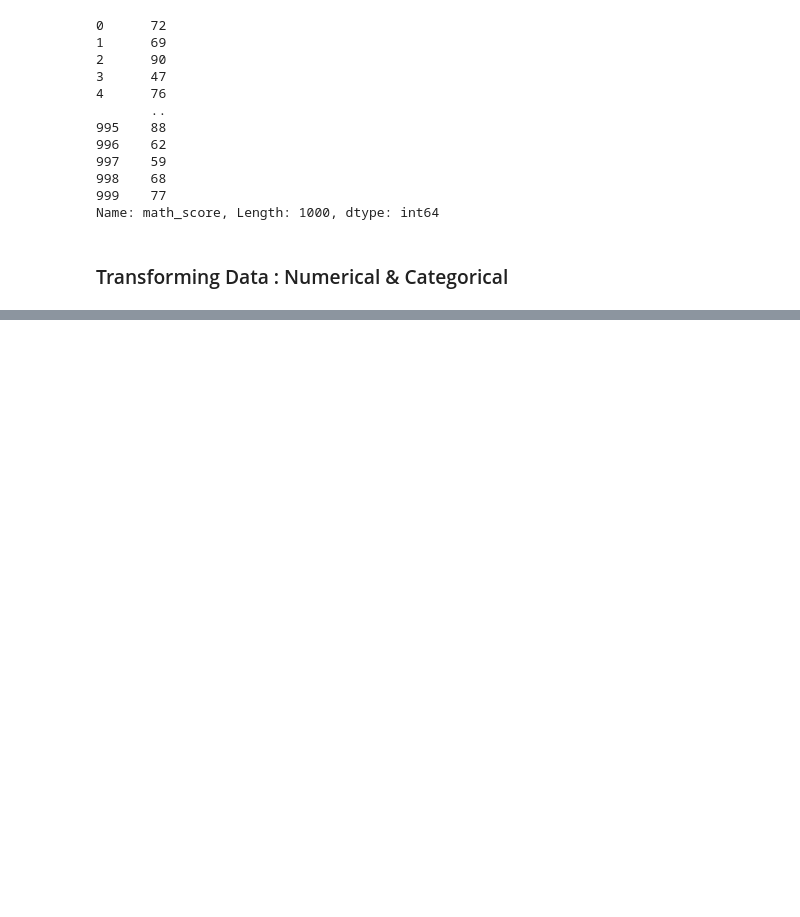
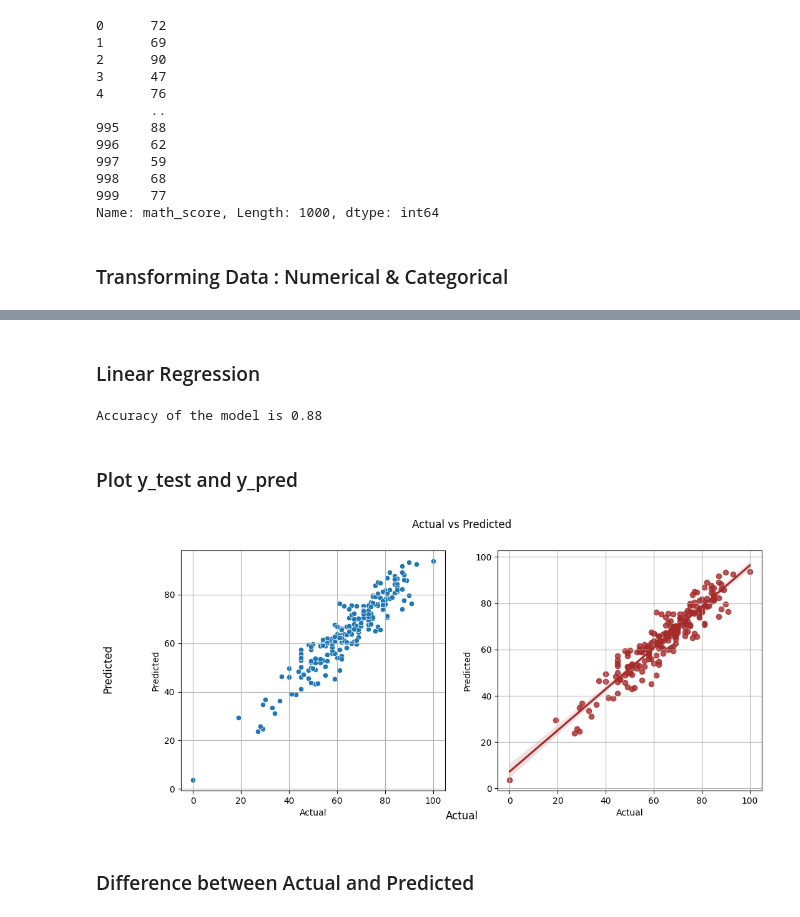
Before and after one commit to abhinav-ag-gupta/ml-project, a Jupyter notebook: notebook/data/Model_training.ipynb, the cells around one changed output, grey strips where cells are left out. Drawn from its saved outputs; the diff is of its cells as text; code cells hidden in the pictures; blank space fills up the shorter version.

Commit message:
DataTransformation

```diff
--- a/notebook/data/Model_training.ipynb
+++ b/notebook/data/Model_training.ipynb
@@ -73,3 +74,8 @@ preprocessor = ColumnTransformer(
         ("StandardScaler",numerical_transformer, num_features),
     ]
 )
+# %%
+X_train, X_test, y_train, y_test = train_test_split(X,y,test_size=0.2, random_state=42)
+# %%
+X_train = preprocessor.fit_transform(X_train)
+X_test = preprocessor.transform(X_test)
@@ -75,0 +88,7 @@ preprocessor = ColumnTransformer(
+# %%
+def evaluate_model(true,predicted):
+    mae = mean_absolute_error(true, predicted)
+    mse = mean_squared_error(true, predicted)
+    rmse = np.sqrt(mean_squared_error(true, predicted))
+    r2_square = r2_score(true, predicted)
+    return mae, mse, rmse, r2_square
@@ -75,0 +168,33 @@ preprocessor = ColumnTransformer(
+# %% [markdown]
+### Linear Regression
+# %%
+lr = LinearRegression(fit_intercept=True)
+lr.fit(X_train, y_train)
+y_pred = lr.predict(X_test)
+score = r2_score(y_test, y_pred)
+print("Accuracy of the model is %.2f" %score)
+# %% [output]
+Accuracy of the model is 0.88
+# %% [markdown]
+### Plot y_test and y_pred
+# %%
+fig, axes = plt.subplots(1,2, figsize=(12,5))
+fig.suptitle('Actual vs Predicted')
+fig.supxlabel('Actual')
+fig.supylabel('Predicted')
+
+sns.scatterplot(x=y_test, y=y_pred, ax=axes[0])
+axes[0].set_xlabel('Actual')
+axes[0].set_ylabel('Predicted')
+axes[0].grid('True')
+
+sns.regplot(x=y_test, y=y_pred, ax=axes[1], color='brown')
+axes[1].set_xlabel('Actual')
+axes[1].set_ylabel('Predicted')
+axes[1].grid('True')
+
+plt.show()
+# %% [output]
+[figure, added]
+# %% [markdown]
+### Difference between Actual and Predicted
```
Also changed, not shown: parts of 7 cells of this notebook, 9 other files.
